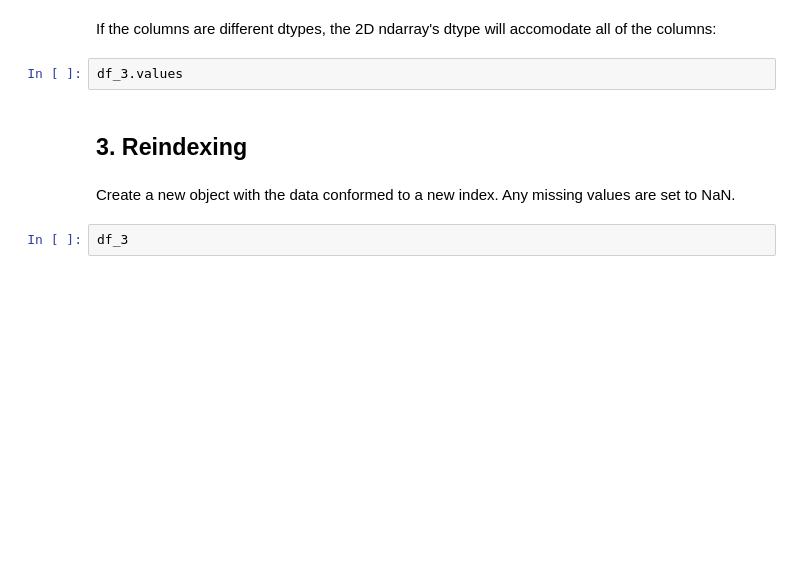
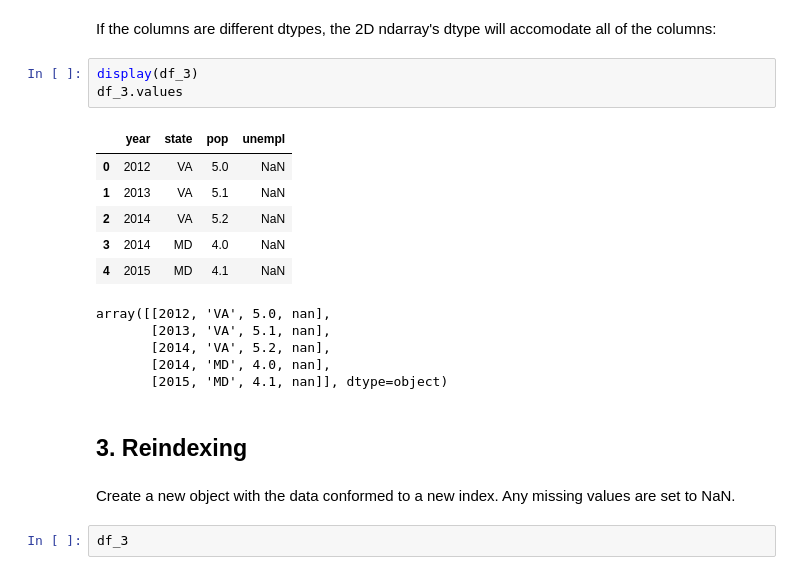
Before and after one commit to gaoshangdeakin/SIT384-Jupyter, a Jupyter notebook: SIT384P03B-Pandas.ipynb, the cells around one changed output. Drawn from its saved outputs; the diff is of its cells as text; blank space fills up the shorter version.

```diff
--- a/SIT384P03B-Pandas.ipynb
+++ b/SIT384P03B-Pandas.ipynb
@@ -228,7 +461,20 @@ df_5.values
 # %% [markdown]
 If the columns are different dtypes, the 2D ndarray's dtype will accomodate all of the columns:
-# %%
-df_3.values
+# %%
+display(df_3)
+df_3.values
+# %% [output]
+|  | year | state | pop | unempl |
+| 0 | 2012 | VA | 5.0 | NaN |
+| 1 | 2013 | VA | 5.1 | NaN |
+| 2 | 2014 | VA | 5.2 | NaN |
+| 3 | 2014 | MD | 4.0 | NaN |
+| 4 | 2015 | MD | 4.1 | NaN |
+array([[2012, 'VA', 5.0, nan],
+       [2013, 'VA', 5.1, nan],
+       [2014, 'VA', 5.2, nan],
+       [2014, 'MD', 4.0, nan],
+       [2015, 'MD', 4.1, nan]], dtype=object)
 # %% [markdown]
 ## 3. Reindexing
 # %% [markdown]
```
Also changed, not shown: parts of 124 cells of this notebook, 1 other file.
